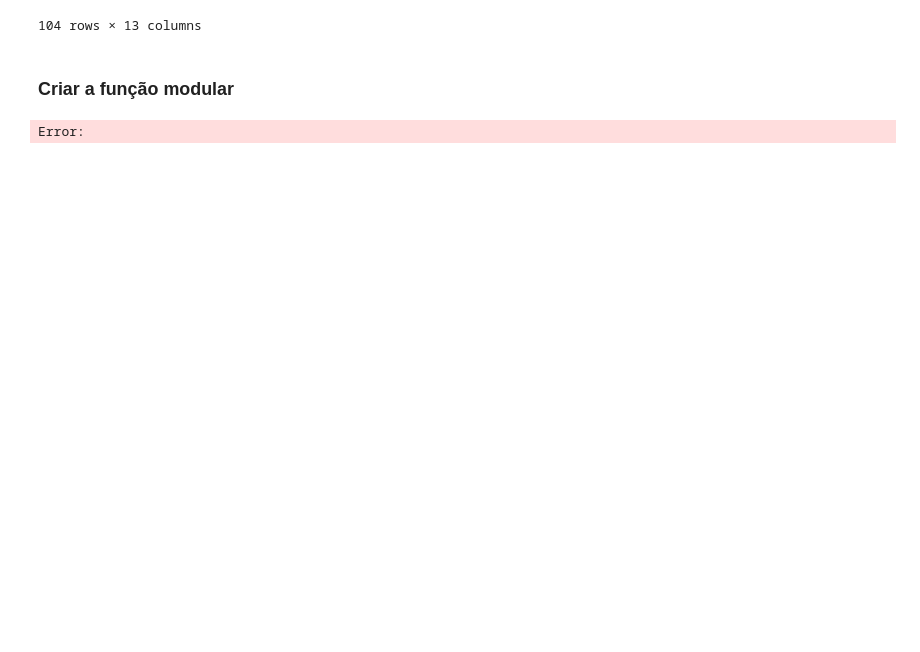
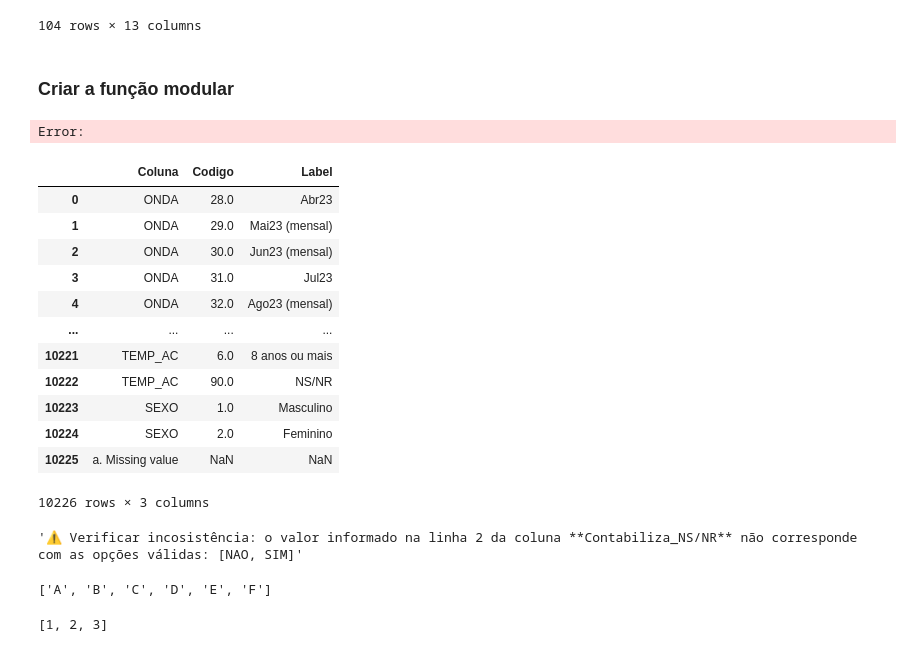
Before and after one commit to RaynerSantos/Processamento-Estatistico, a Jupyter notebook: App_beta/Processamento.ipynb, the cells around one changed output. Saved outputs shown, nothing was run; the diff lists cells and outputs as text; code cells hidden in the pictures; blank space fills up the shorter version.

```diff
--- a/App_beta/Processamento.ipynb
+++ b/App_beta/Processamento.ipynb
@@ -1236,3 +1236,28 @@ df = pd.DataFrame({
 df
 # %% [output]
 Error:
+# %%
+import pandas as pd
+import numpy as np
+from collections import Counter
+from utils import ordenar_labels, ordenar_labels_multipla, ordenar_valores, classificar_nps, funcao_agrupamento, classificar_satis
+path = r"C:\Users\rayner.santos\Downloads\Consistencia e Processamento\Cielo"
+data = pd.read_excel(path + "\EMP_Cielo Satisfacao_3onda_NOV25_2025.12.26.xlsx", sheet_name="BD_CODIGOS")
+lista_labels = pd.read_excel(path + "\EMP_Cielo Satisfacao_3onda_NOV25_2025.12.26.xlsx", sheet_name="LISTA_LABELS", header=1)
+lista_labels.columns = ['Coluna', 'Codigo', 'Label']
+lista_labels["Coluna"] = lista_labels["Coluna"].ffill().str.strip()
+lista_labels
+# %% [output]
+|  | Coluna | Codigo | Label |
+| 0 | ONDA | 28.0 | Abr23 |
+| 1 | ONDA | 29.0 | Mai23 (mensal) |
+| 2 | ONDA | 30.0 | Jun23 (mensal) |
+| 3 | ONDA | 31.0 | Jul23 |
+| 4 | ONDA | 32.0 | Ago23 (mensal) |
+| ... | ... | ... | ... |
+| 10221 | TEMP_AC | 6.0 | 8 anos ou mais |
+| 10222 | TEMP_AC | 90.0 | NS/NR |
+| 10223 | SEXO | 1.0 | Masculino |
+| 10224 | SEXO | 2.0 | Feminino |
+| 10225 | a. Missing value | NaN | NaN |
+10226 rows × 3 columns
@@ -1238,0 +1378,21 @@ Error:
+# %%
+processamento_sintaxe = verificar_incosistencias_iniciais(data=data, sintaxe=sintaxe, lista_labels=lista_labels)
+processamento_sintaxe.verificar_incosistencia()
+# %% [output]
+'⚠️ Verificar incosistência: o valor informado na linha 2 da coluna **Contabiliza_NS/NR** não corresponde com as opções válidas: [NAO, SIM]'
+# %%
+lista1 = ["A", "B", "C"]
+lista2 = ["D", "E", "F"]
+lista1 + lista2
+# %% [output]
+['A', 'B', 'C', 'D', 'E', 'F']
+# %%
+def add_item(item, lst=[]):
+    lst.append(item)
+    return lst
+
+add_item(1)
+add_item(2)
+print(add_item(3))
+# %% [output]
+[1, 2, 3]
```
Also changed, not shown: parts of 2 cells of this notebook, 6 other files.
